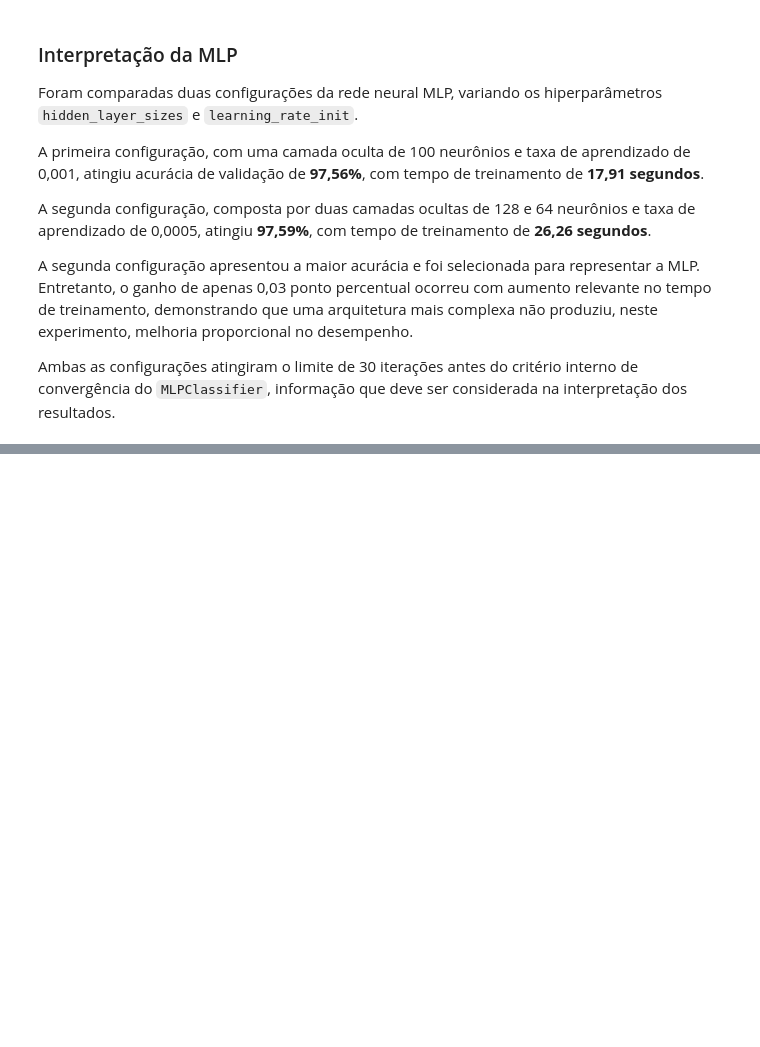
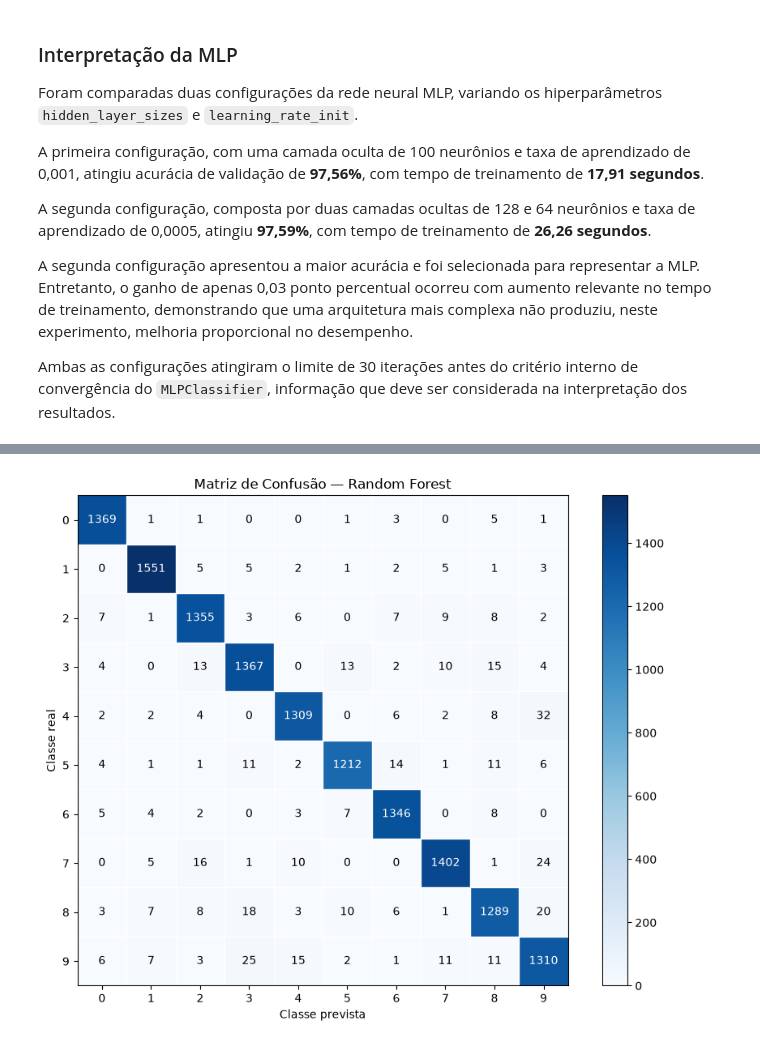
Before and after one commit to Cristina-Freitas/mnist-model-benchmark, a Jupyter notebook: notebooks/eda_mnist.ipynb, the cells around one changed output, grey strips where cells are left out. Cells and saved outputs as stored; diff of their text form; code cells hidden in the pictures; blank space fills up the shorter version.

Commit message:
feat: Avaliação Comparativa de Desempenho

```diff
--- a/notebooks/eda_mnist.ipynb
+++ b/notebooks/eda_mnist.ipynb
@@ -550,0 +567,11 @@ Ambas as configurações atingiram o limite de 30 iterações antes do critério
+# %%
+# Prepara o conjunto de teste independente para a avaliação final dos modelos
+
+X_teste_modelo = achatar_imagens(X_teste_norm)  # Transforma as imagens 28 x 28 em vetores de 784 atributos
+
+dados_teste = {
+    "X_teste": X_teste_modelo.shape,
+    "y_teste": y_teste.shape
+}
+
+dados_teste
@@ -550,0 +580,12 @@ Ambas as configurações atingiram o limite de 30 iterações antes do critério
+# %%
+# Define os modelos selecionados na Fase 3 para a avaliação final
+
+rf_selecionado = rf_2                  # Random Forest: 200 árvores e profundidade máxima 20
+svm_selecionado = svm_2_amostra        # SVM: kernel RBF e C=10, treinado na amostra estratificada de 20.000 imagens
+mlp_selecionado = mlp_2                # MLP: camadas (128, 64) e learning rate 0.0005
+# %%
+# Realiza as previsões no conjunto de teste independente
+
+y_pred_rf = rf_selecionado.predict(X_teste_modelo)
+y_pred_svm = svm_selecionado.predict(X_teste_modelo)
+y_pred_mlp = mlp_selecionado.predict(X_teste_modelo)
@@ -550,0 +632,8 @@ Ambas as configurações atingiram o limite de 30 iterações antes do critério
+# %%
+# Calcula as matrizes de confusão dos três modelos no conjunto de teste
+
+matriz_rf = calcular_matriz_confusao(y_teste, y_pred_rf)
+matriz_svm = calcular_matriz_confusao(y_teste, y_pred_svm)
+matriz_mlp = calcular_matriz_confusao(y_teste, y_pred_mlp)
+
+matriz_rf.shape, matriz_svm.shape, matriz_mlp.shape
@@ -550,0 +648,7 @@ Ambas as configurações atingiram o limite de 30 iterações antes do critério
+# %%
+plotar_matriz_confusao(
+    matriz_rf,
+    "Matriz de Confusão — Random Forest"
+)
+# %% [output]
+[figure, added]
```
Also changed, not shown: parts of 13 cells of this notebook, 4 other files.
